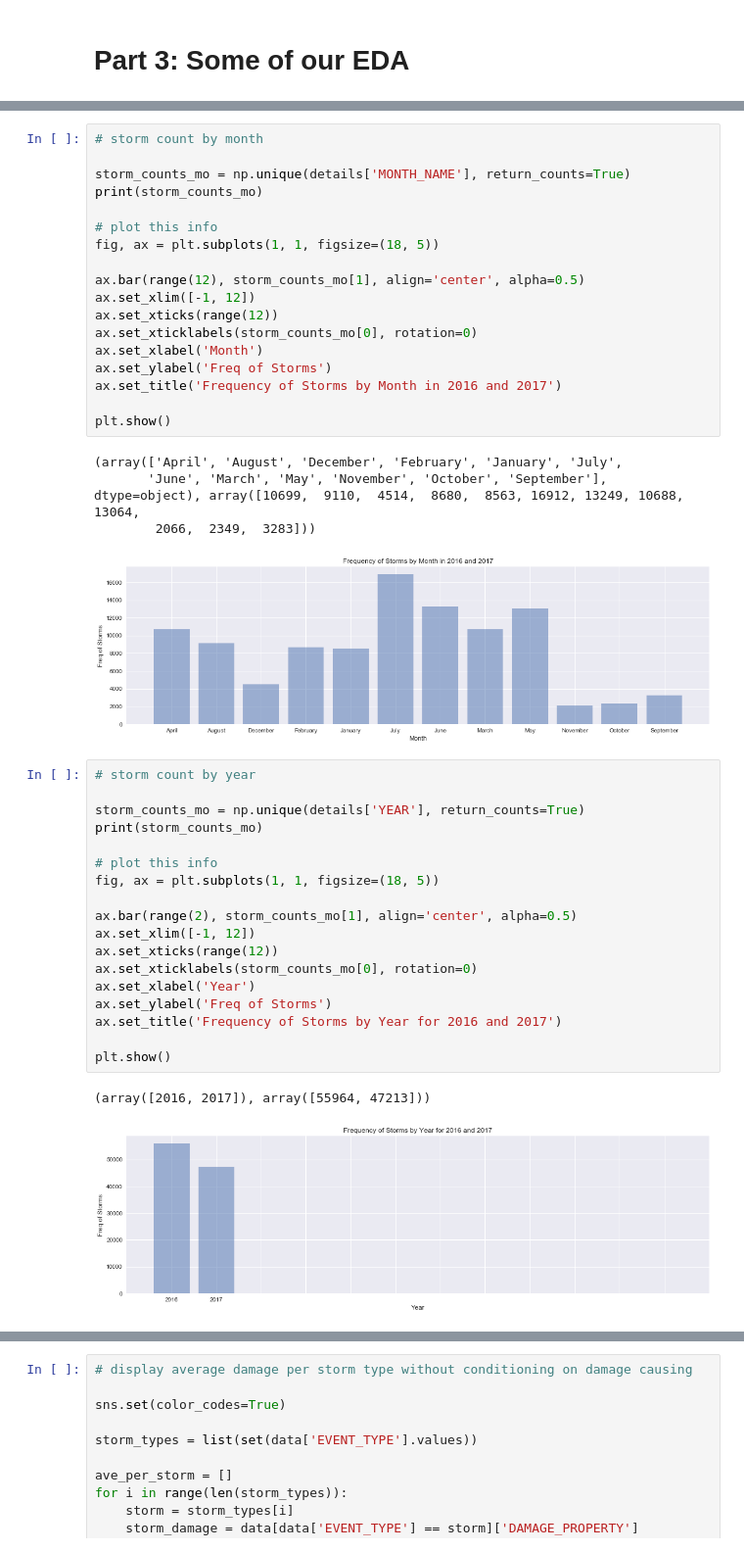
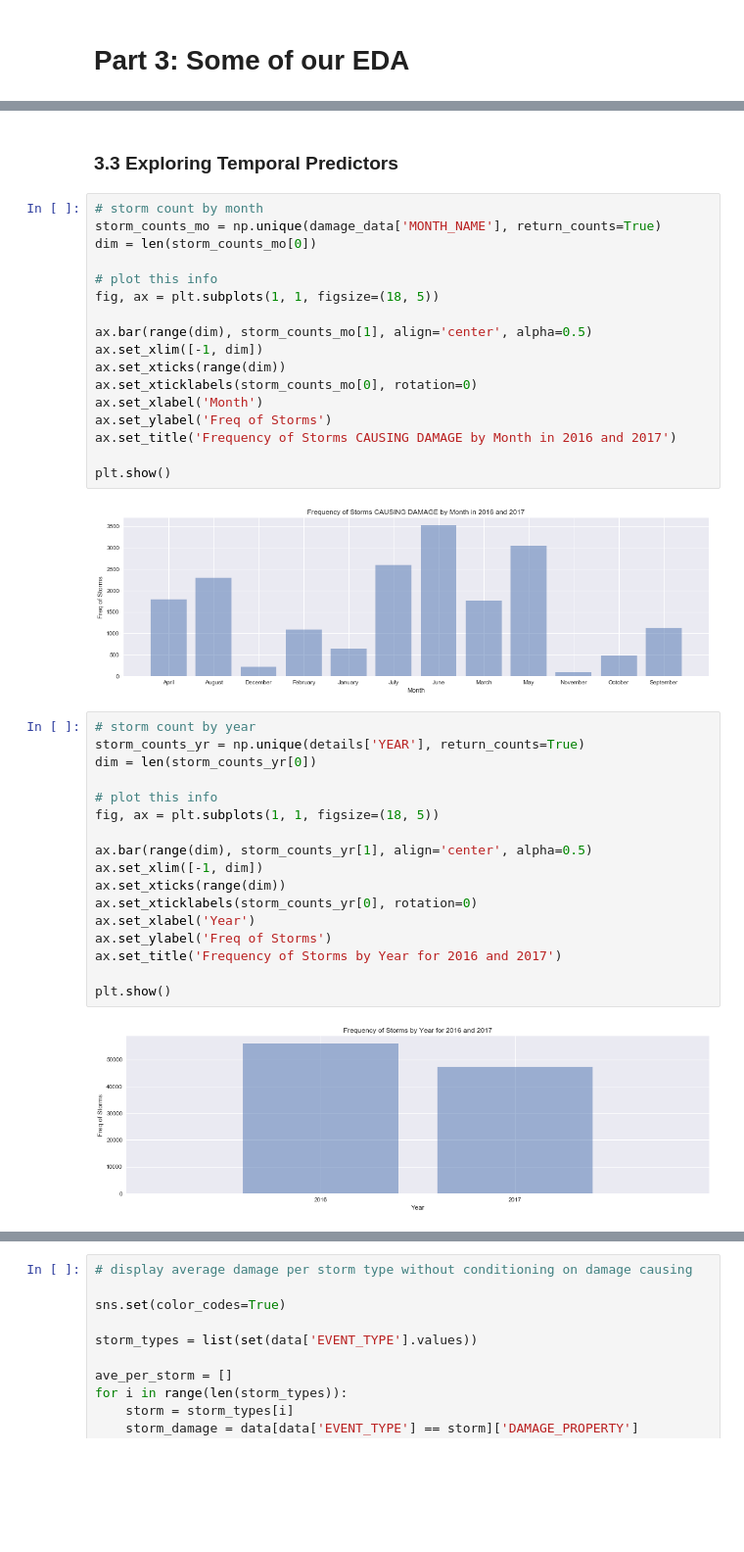
Before and after one commit to jkup11/cs109_storm_project, a Jupyter notebook: Final_Project_Master_v0.ipynb, the cells around one changed output, grey strips where cells are left out. Shown: that part at 98% size. Cells and saved outputs as stored; diff of their text form; blank space fills up the shorter version.

```diff
--- a/Final_Project_Master_v0.ipynb
+++ b/Final_Project_Master_v0.ipynb
@@ -257,44 +382,40 @@ plt.show()
+# %% [markdown]
+### 3.3 Exploring Temporal Predictors
 # %%
 # storm count by month
-
-storm_counts_mo = np.unique(details['MONTH_NAME'], return_counts=True)
-print(storm_counts_mo)
+storm_counts_mo = np.unique(damage_data['MONTH_NAME'], return_counts=True)
+dim = len(storm_counts_mo[0])
 
 # plot this info
 fig, ax = plt.subplots(1, 1, figsize=(18, 5))
 
-ax.bar(range(12), storm_counts_mo[1], align='center', alpha=0.5)
-ax.set_xlim([-1, 12])
-ax.set_xticks(range(12))
+ax.bar(range(dim), storm_counts_mo[1], align='center', alpha=0.5)
+ax.set_xlim([-1, dim])
+ax.set_xticks(range(dim))
 ax.set_xticklabels(storm_counts_mo[0], rotation=0)
 ax.set_xlabel('Month')
 ax.set_ylabel('Freq of Storms')
-ax.set_title('Frequency of Storms by Month in 2016 and 2017')
+ax.set_title('Frequency of Storms CAUSING DAMAGE by Month in 2016 and 2017')
 
 plt.show()
 # %% [output]
-(array(['April', 'August', 'December', 'February', 'January', 'July',
-       'June', 'March', 'May', 'November', 'October', 'September'], dtype=object), array([10699,  9110,  4514,  8680,  8563, 16912, 13249, 10688, 13064,
-        2066,  2349,  3283]))
-[figure, old version]
+[figure, new version]
 # %%
 # storm count by year
-
-storm_counts_mo = np.unique(details['YEAR'], return_counts=True)
-print(storm_counts_mo)
+storm_counts_yr = np.unique(details['YEAR'], return_counts=True)
+dim = len(storm_counts_yr[0])
 
 # plot this info
 fig, ax = plt.subplots(1, 1, figsize=(18, 5))
 
-ax.bar(range(2), storm_counts_mo[1], align='center', alpha=0.5)
-ax.set_xlim([-1, 12])
-ax.set_xticks(range(12))
-ax.set_xticklabels(storm_counts_mo[0], rotation=0)
+ax.bar(range(dim), storm_counts_yr[1], align='center', alpha=0.5)
+ax.set_xlim([-1, dim])
+ax.set_xticks(range(dim))
+ax.set_xticklabels(storm_counts_yr[0], rotation=0)
 ax.set_xlabel('Year')
 ax.set_ylabel('Freq of Storms')
 ax.set_title('Frequency of Storms by Year for 2016 and 2017')
 
 plt.show()
 # %% [output]
-(array([2016, 2017]), array([55964, 47213]))
-[figure, old version]
+[figure, new version]
```
Also changed, not shown: parts of 35 cells of this notebook, 1 other file.
